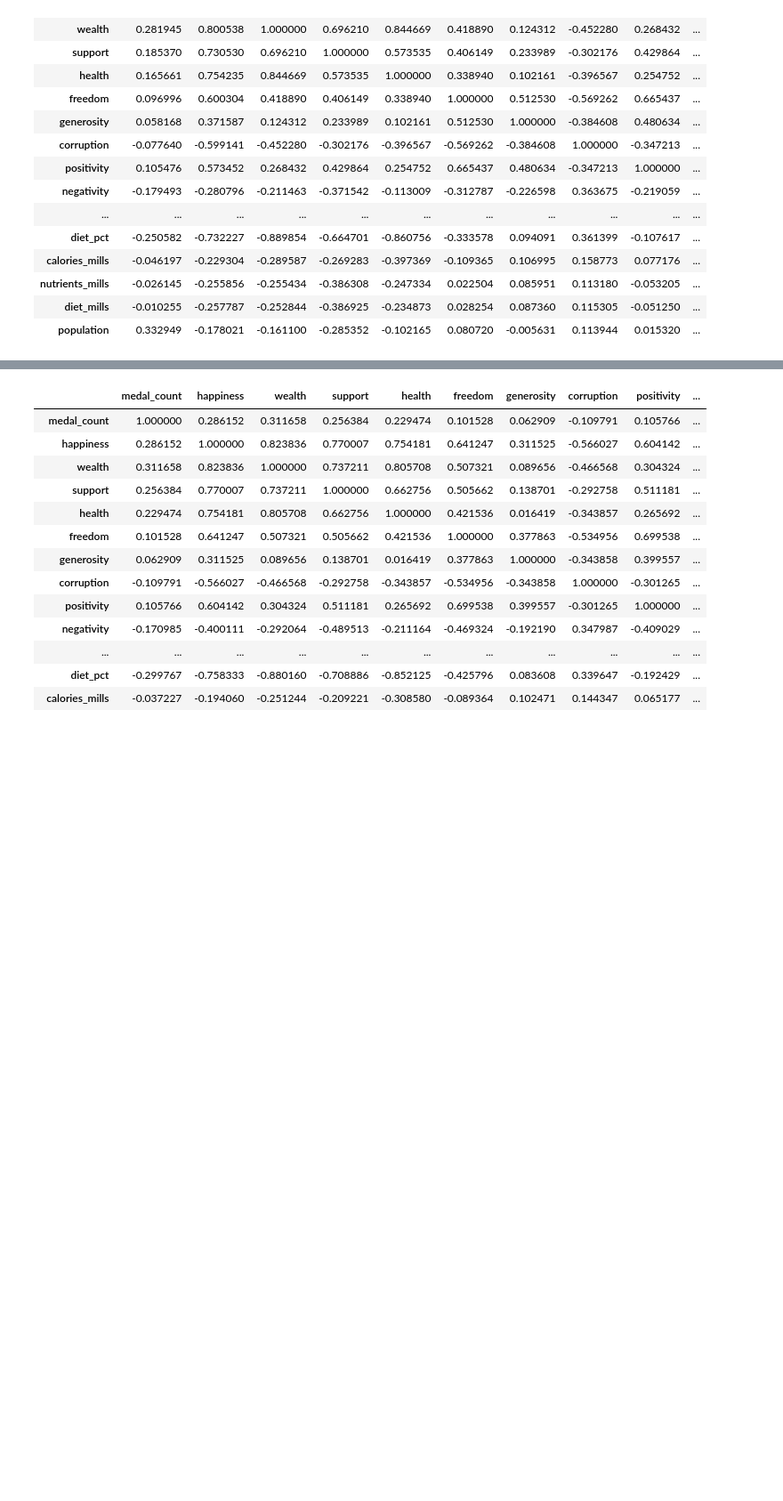
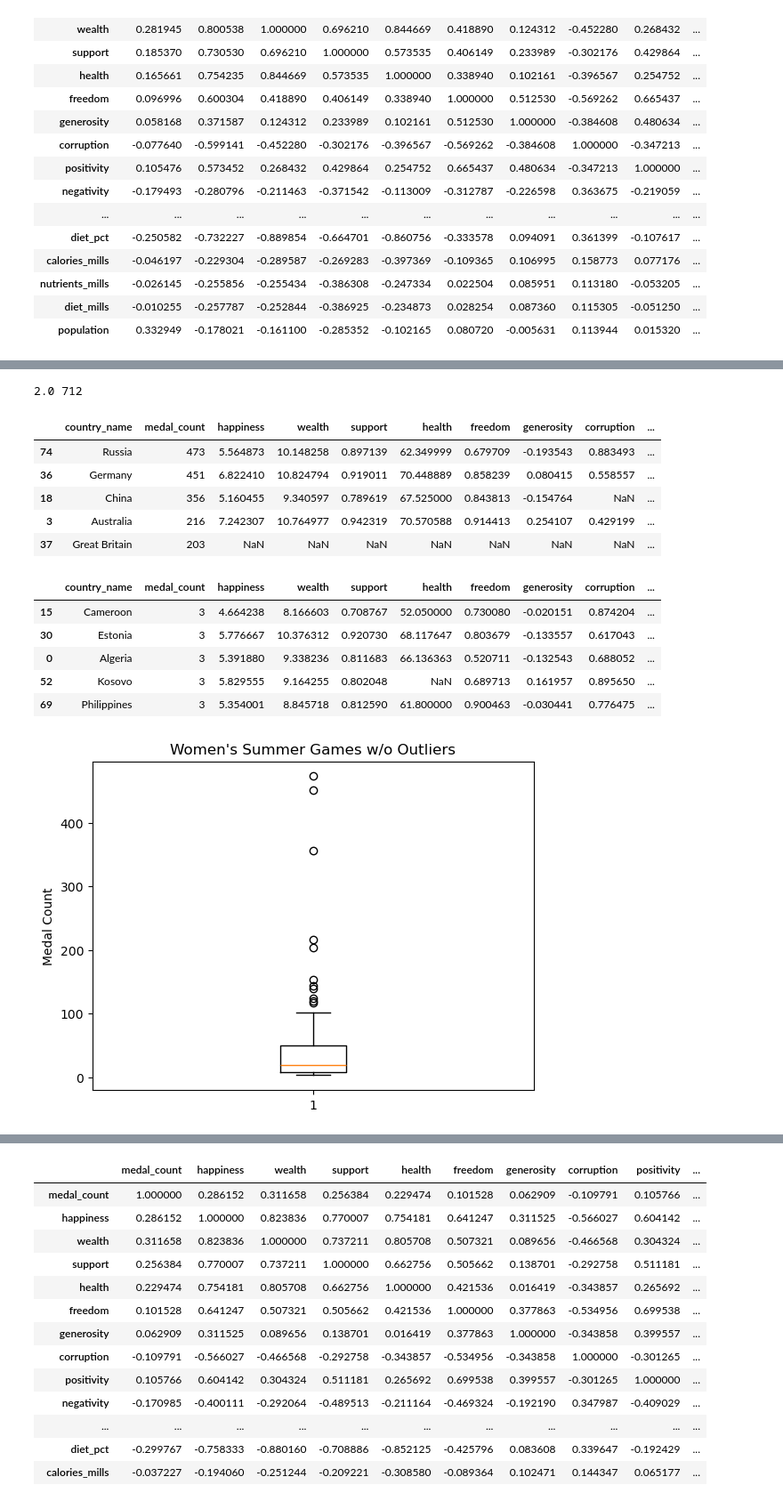
Before and after one commit to JimGile/group3-project1, a Jupyter notebook: src/jg_medal_detail_correlations.ipynb, the cells around one changed output, grey strips where cells are left out. Shown: that part at 89% size. Saved outputs shown, nothing was run; the diff lists cells and outputs as text; code cells hidden in the pictures; blank space fills up the shorter version.

```diff
--- a/src/jg_medal_detail_correlations.ipynb
+++ b/src/jg_medal_detail_correlations.ipynb
@@ -42,0 +61,18 @@ def slice_medal_details_data(data_to_select: dict[str, str]) -> pd.DataFrame:
+# %%
+def custom_outliers(df: pd.DataFrame) -> pd.DataFrame:
+    # Use pandas to find potential outliers by calculating the interquartile range (IQR)
+    medals = df['medal_count']
+    Q1 = medals.quantile(0.25)
+    median = medals.quantile(0.5)
+    Q3 = medals.quantile(0.75)
+    IQR = Q3 - Q1
+    lower_bound = Q1 * 5
+    upper_bound = df['medal_count'].max()
+    return lower_bound, upper_bound
+
+    # print(upper_bound, lower_bound)
+
+    # # Remove outliers
+    # outlier_df = df.loc[(df['medal_count'] < upper_bound) |
+    #                             (df['medal_count'] > lower_bound)]
+    # return outlier_df
@@ -69,0 +119,5 @@ df.set_index('country_name').corr()
+# %%
+df.reset_index(drop=True, inplace=True)
+df = df.sort_values(by='medal_count', ascending=False)
+display(df.head())
+display(df.tail())
@@ -69,0 +137,28 @@ df.set_index('country_name').corr()
+# %%
+# Remove outliers
+lower, upper = custom_outliers(df)
+print(lower, upper)
+
+# Remove outliers
+outlier_df = df[(df['medal_count'] < upper) & (df['medal_count'] > lower)]
+
+display(outlier_df.head())
+display(outlier_df.tail())
+# df.sort_values(by='medal_count', ascending=False)
+# df.head()
+box_plot_medals(outlier_df, 'Women\'s Summer Games w/o Outliers')
+# %% [output]
+2.0 712
+|  | country_name | medal_count | happiness | wealth | support | health | freedom | generosity | corruption | ... |
+| 74 | Russia | 473 | 5.564873 | 10.148258 | 0.897139 | 62.349999 | 0.679709 | -0.193543 | 0.883493 | ... |
+| 36 | Germany | 451 | 6.822410 | 10.824794 | 0.919011 | 70.448889 | 0.858239 | 0.080415 | 0.558557 | ... |
+| 18 | China | 356 | 5.160455 | 9.340597 | 0.789619 | 67.525000 | 0.843813 | -0.154764 | NaN | ... |
+| 3 | Australia | 216 | 7.242307 | 10.764977 | 0.942319 | 70.570588 | 0.914413 | 0.254107 | 0.429199 | ... |
+| 37 | Great Britain | 203 | NaN | NaN | NaN | NaN | NaN | NaN | NaN | ... |
+|  | country_name | medal_count | happiness | wealth | support | health | freedom | generosity | corruption | ... |
+| 15 | Cameroon | 3 | 4.664238 | 8.166603 | 0.708767 | 52.050000 | 0.730080 | -0.020151 | 0.874204 | ... |
+| 30 | Estonia | 3 | 5.776667 | 10.376312 | 0.920730 | 68.117647 | 0.803679 | -0.133557 | 0.617043 | ... |
+| 0 | Algeria | 3 | 5.391880 | 9.338236 | 0.811683 | 66.136363 | 0.520711 | -0.132543 | 0.688052 | ... |
+| 52 | Kosovo | 3 | 5.829555 | 9.164255 | 0.802048 | NaN | 0.689713 | 0.161957 | 0.895650 | ... |
+| 69 | Philippines | 3 | 5.354001 | 8.845718 | 0.812590 | 61.800000 | 0.900463 | -0.030441 | 0.776475 | ... |
+[figure, added]
```
Also changed, not shown: parts of 5 cells of this notebook, 2 other files.
